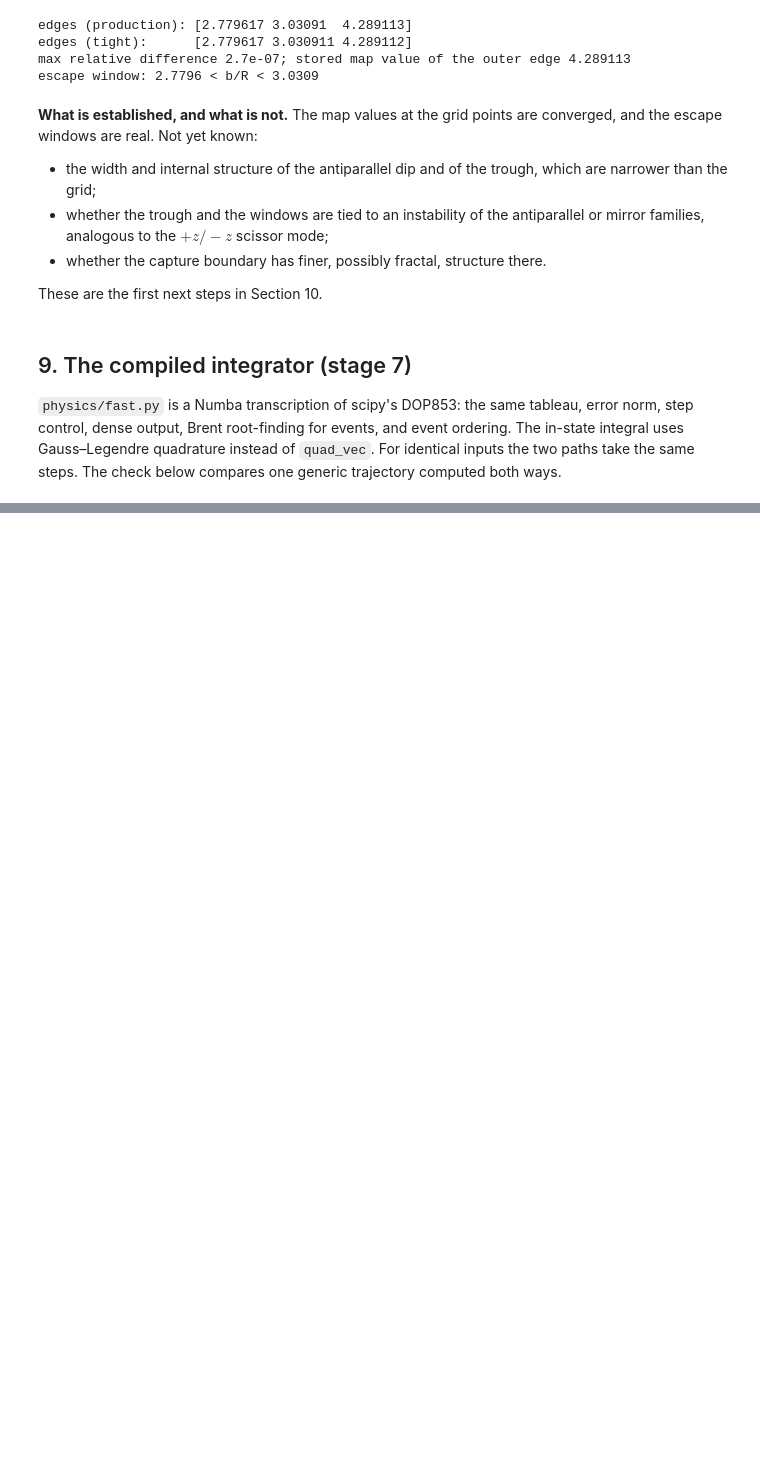
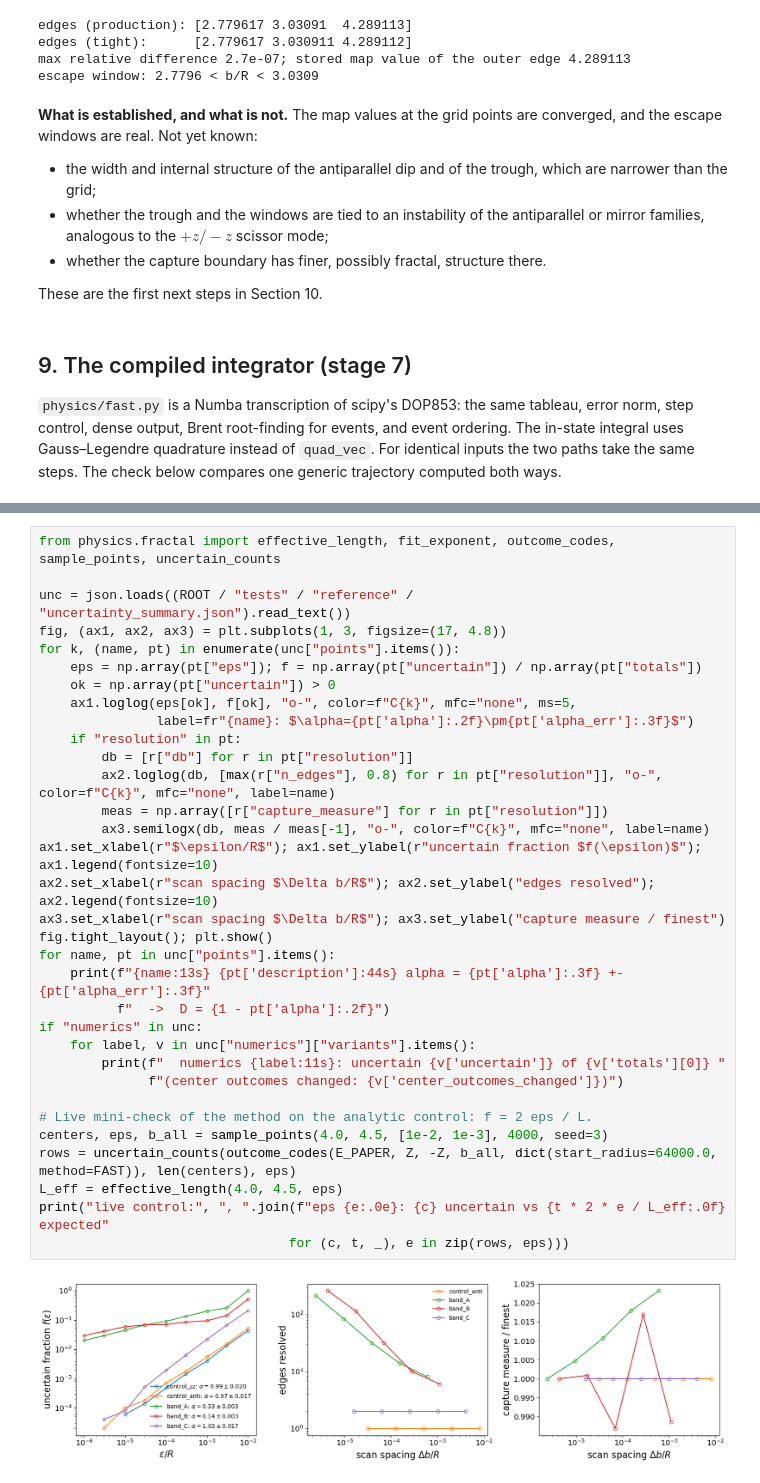
Before and after one commit to seanbartz/magnetOrbits, a Jupyter notebook: notebooks/progress_summary.ipynb, the cells around one changed output, grey strips where cells are left out. Saved outputs shown, nothing was run; the diff lists cells and outputs as text; blank space fills up the shorter version.

```diff
--- a/notebooks/progress_summary.ipynb
+++ b/notebooks/progress_summary.ipynb
@@ -785,0 +978,35 @@ time per trajectory: scipy 551.8 ms, numba 1.13 ms  -> 490x faster
+# %%
+from physics.fractal import effective_length, fit_exponent, outcome_codes, sample_points, uncertain_counts
+
+unc = json.loads((ROOT / "tests" / "reference" / "uncertainty_summary.json").read_text())
+fig, (ax1, ax2, ax3) = plt.subplots(1, 3, figsize=(17, 4.8))
+for k, (name, pt) in enumerate(unc["points"].items()):
+    eps = np.array(pt["eps"]); f = np.array(pt["uncertain"]) / np.array(pt["totals"])
+    ok = np.array(pt["uncertain"]) > 0
+    ax1.loglog(eps[ok], f[ok], "o-", color=f"C{k}", mfc="none", ms=5,
+               label=fr"{name}: $\alpha={pt['alpha']:.2f}\pm{pt['alpha_err']:.3f}$")
+    if "resolution" in pt:
+        db = [r["db"] for r in pt["resolution"]]
+        ax2.loglog(db, [max(r["n_edges"], 0.8) for r in pt["resolution"]], "o-", color=f"C{k}", mfc="none", label=name)
+        meas = np.array([r["capture_measure"] for r in pt["resolution"]])
+        ax3.semilogx(db, meas / meas[-1], "o-", color=f"C{k}", mfc="none", label=name)
+ax1.set_xlabel(r"$\epsilon/R$"); ax1.set_ylabel(r"uncertain fraction $f(\epsilon)$"); ax1.legend(fontsize=10)
+ax2.set_xlabel(r"scan spacing $\Delta b/R$"); ax2.set_ylabel("edges resolved"); ax2.legend(fontsize=10)
+ax3.set_xlabel(r"scan spacing $\Delta b/R$"); ax3.set_ylabel("capture measure / finest")
+fig.tight_layout(); plt.show()
+for name, pt in unc["points"].items():
+    print(f"{name:13s} {pt['description']:44s} alpha = {pt['alpha']:.3f} +- {pt['alpha_err']:.3f}"
+          f"  ->  D = {1 - pt['alpha']:.2f}")
+if "numerics" in unc:
+    for label, v in unc["numerics"]["variants"].items():
+        print(f"  numerics {label:11s}: uncertain {v['uncertain']} of {v['totals'][0]} "
+              f"(center outcomes changed: {v['center_outcomes_changed']})")
+
+# Live mini-check of the method on the analytic control: f = 2 eps / L.
+centers, eps, b_all = sample_points(4.0, 4.5, [1e-2, 1e-3], 4000, seed=3)
+rows = uncertain_counts(outcome_codes(E_PAPER, Z, -Z, b_all, dict(start_radius=64000.0, method=FAST)), len(centers), eps)
+L_eff = effective_length(4.0, 4.5, eps)
+print("live control:", ", ".join(f"eps {e:.0e}: {c} uncertain vs {t * 2 * e / L_eff:.0f} expected"
+                                for (c, t, _), e in zip(rows, eps)))
+# %% [output]
+[figure, added]
```
Also changed, not shown: parts of 15 cells of this notebook, 14 other files.
